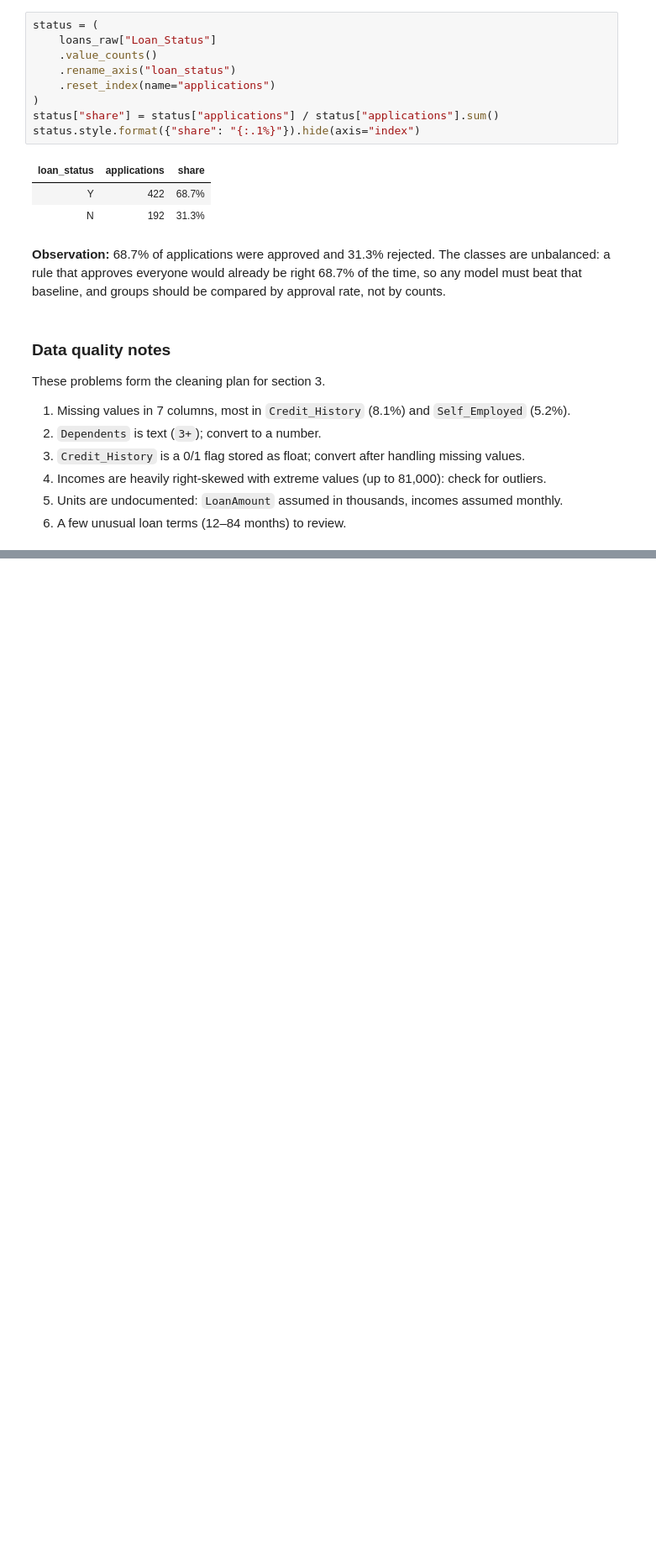
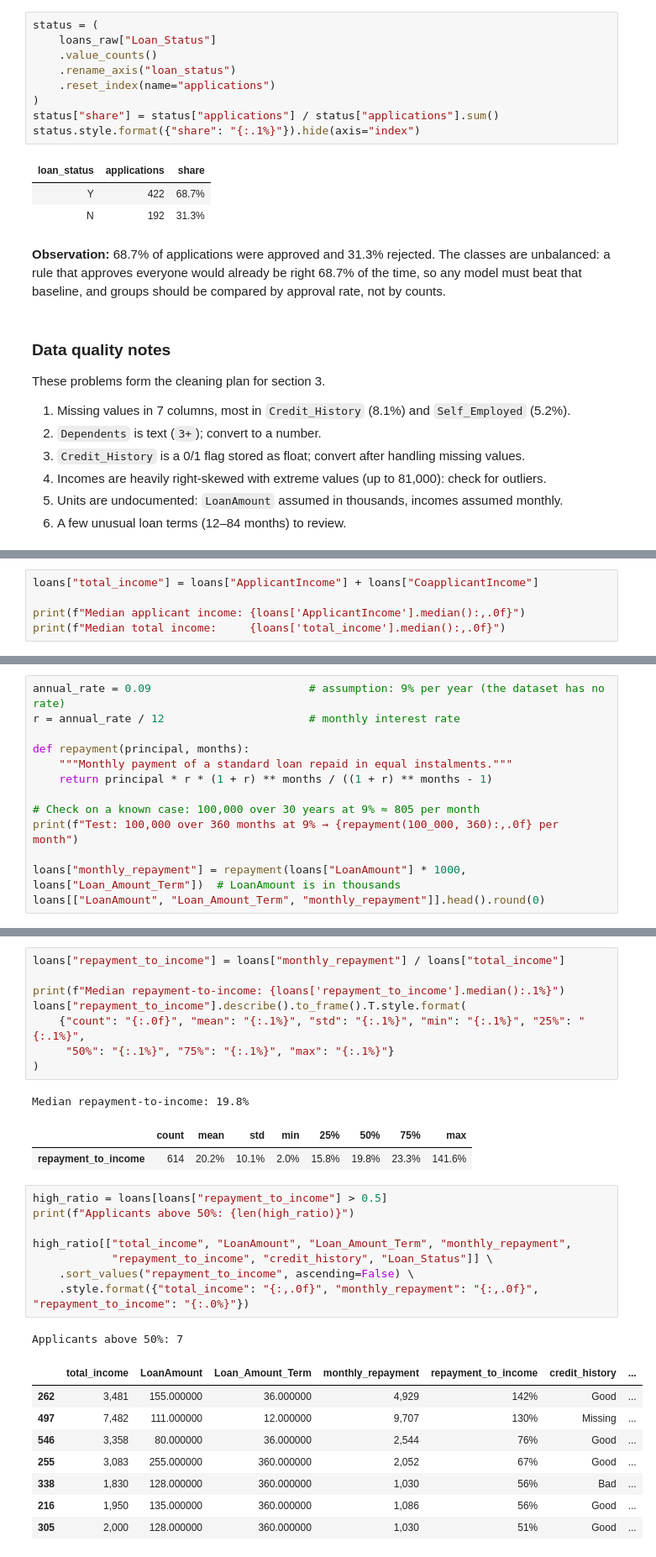
Before and after one commit to marusiyp/data-analytics-learning, a Jupyter notebook: notebooks/03_loan_cleaning_eda.ipynb, the cells around one changed output, grey strips where cells are left out. Shown at 84% size. Drawn from its saved outputs; the diff is of its cells as text; blank space fills up the shorter version.

```diff
--- a/notebooks/03_loan_cleaning_eda.ipynb
+++ b/notebooks/03_loan_cleaning_eda.ipynb
@@ -230,0 +430,5 @@ These problems form the cleaning plan for section 3.
+# %%
+loans["total_income"] = loans["ApplicantIncome"] + loans["CoapplicantIncome"]
+
+print(f"Median applicant income: {loans['ApplicantIncome'].median():,.0f}")
+print(f"Median total income:     {loans['total_income'].median():,.0f}")
@@ -230,0 +446,13 @@ These problems form the cleaning plan for section 3.
+# %%
+annual_rate = 0.09                        # assumption: 9% per year (the dataset has no rate)
+r = annual_rate / 12                      # monthly interest rate
+
+def repayment(principal, months):
+    """Monthly payment of a standard loan repaid in equal instalments."""
+    return principal * r * (1 + r) ** months / ((1 + r) ** months - 1)
+
+# Check on a known case: 100,000 over 30 years at 9% ≈ 805 per month
+print(f"Test: 100,000 over 360 months at 9% → {repayment(100_000, 360):,.0f} per month")
+
+loans["monthly_repayment"] = repayment(loans["LoanAmount"] * 1000, loans["Loan_Amount_Term"])  # LoanAmount is in thousands
+loans[["LoanAmount", "Loan_Amount_Term", "monthly_repayment"]].head().round(0)
@@ -230,0 +476,30 @@ These problems form the cleaning plan for section 3.
+# %%
+loans["repayment_to_income"] = loans["monthly_repayment"] / loans["total_income"]
+
+print(f"Median repayment-to-income: {loans['repayment_to_income'].median():.1%}")
+loans["repayment_to_income"].describe().to_frame().T.style.format(
+    {"count": "{:.0f}", "mean": "{:.1%}", "std": "{:.1%}", "min": "{:.1%}", "25%": "{:.1%}",
+     "50%": "{:.1%}", "75%": "{:.1%}", "max": "{:.1%}"}
+)
+# %% [output]
+Median repayment-to-income: 19.8%
+|  | count | mean | std | min | 25% | 50% | 75% | max |
+| repayment_to_income | 614 | 20.2% | 10.1% | 2.0% | 15.8% | 19.8% | 23.3% | 141.6% |
+# %%
+high_ratio = loans[loans["repayment_to_income"] > 0.5]
+print(f"Applicants above 50%: {len(high_ratio)}")
+
+high_ratio[["total_income", "LoanAmount", "Loan_Amount_Term", "monthly_repayment",
+            "repayment_to_income", "credit_history", "Loan_Status"]] \
+    .sort_values("repayment_to_income", ascending=False) \
+    .style.format({"total_income": "{:,.0f}", "monthly_repayment": "{:,.0f}", "repayment_to_income": "{:.0%}"})
+# %% [output]
+Applicants above 50%: 7
+|  | total_income | LoanAmount | Loan_Amount_Term | monthly_repayment | repayment_to_income | credit_history | ... |
+| 262 | 3,481 | 155.000000 | 36.000000 | 4,929 | 142% | Good | ... |
+| 497 | 7,482 | 111.000000 | 12.000000 | 9,707 | 130% | Missing | ... |
+| 546 | 3,358 | 80.000000 | 36.000000 | 2,544 | 76% | Good | ... |
+| 255 | 3,083 | 255.000000 | 360.000000 | 2,052 | 67% | Good | ... |
+| 338 | 1,830 | 128.000000 | 360.000000 | 1,030 | 56% | Bad | ... |
+| 216 | 1,950 | 135.000000 | 360.000000 | 1,086 | 56% | Good | ... |
+| 305 | 2,000 | 128.000000 | 360.000000 | 1,030 | 51% | Good | ... |
```
Also changed, not shown: parts of 42 cells of this notebook.
